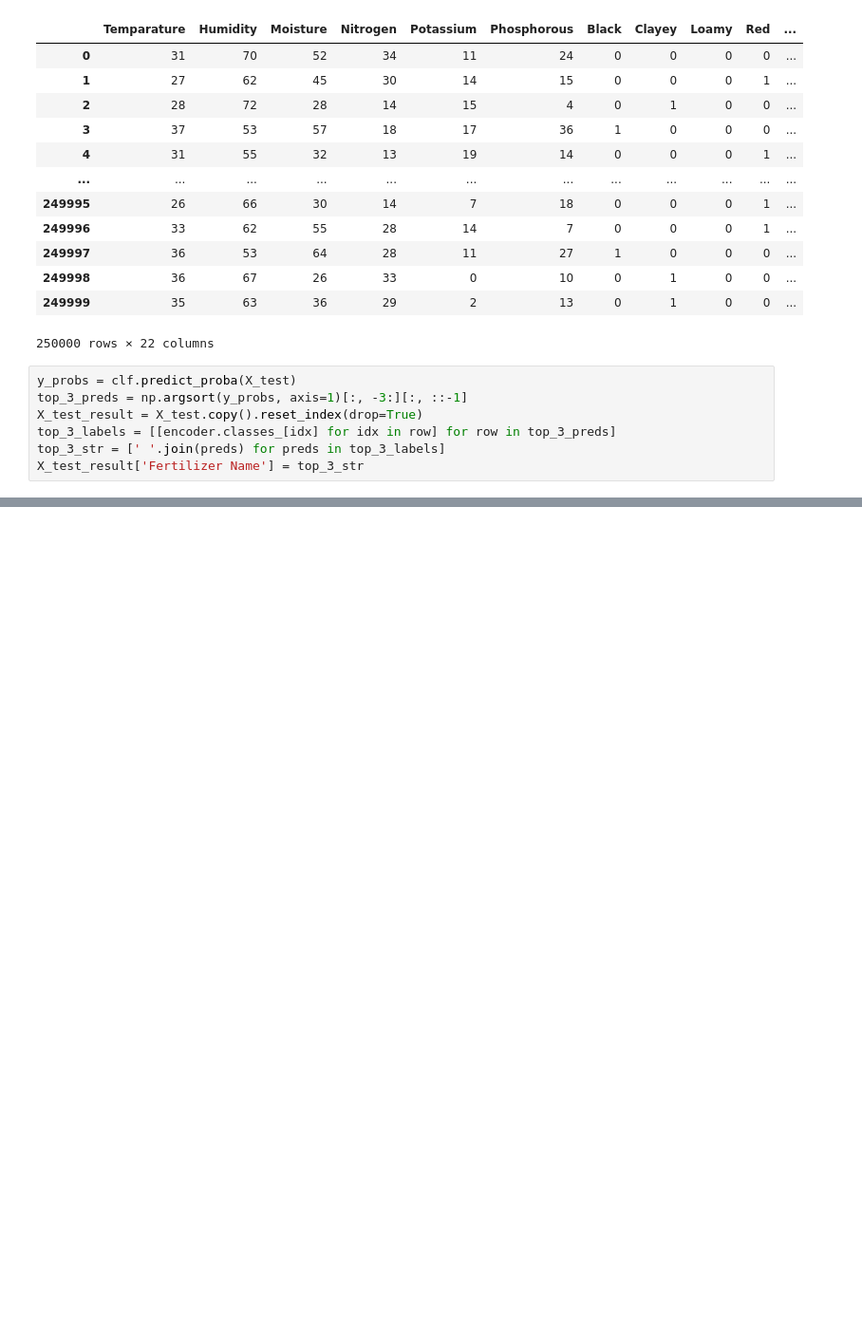
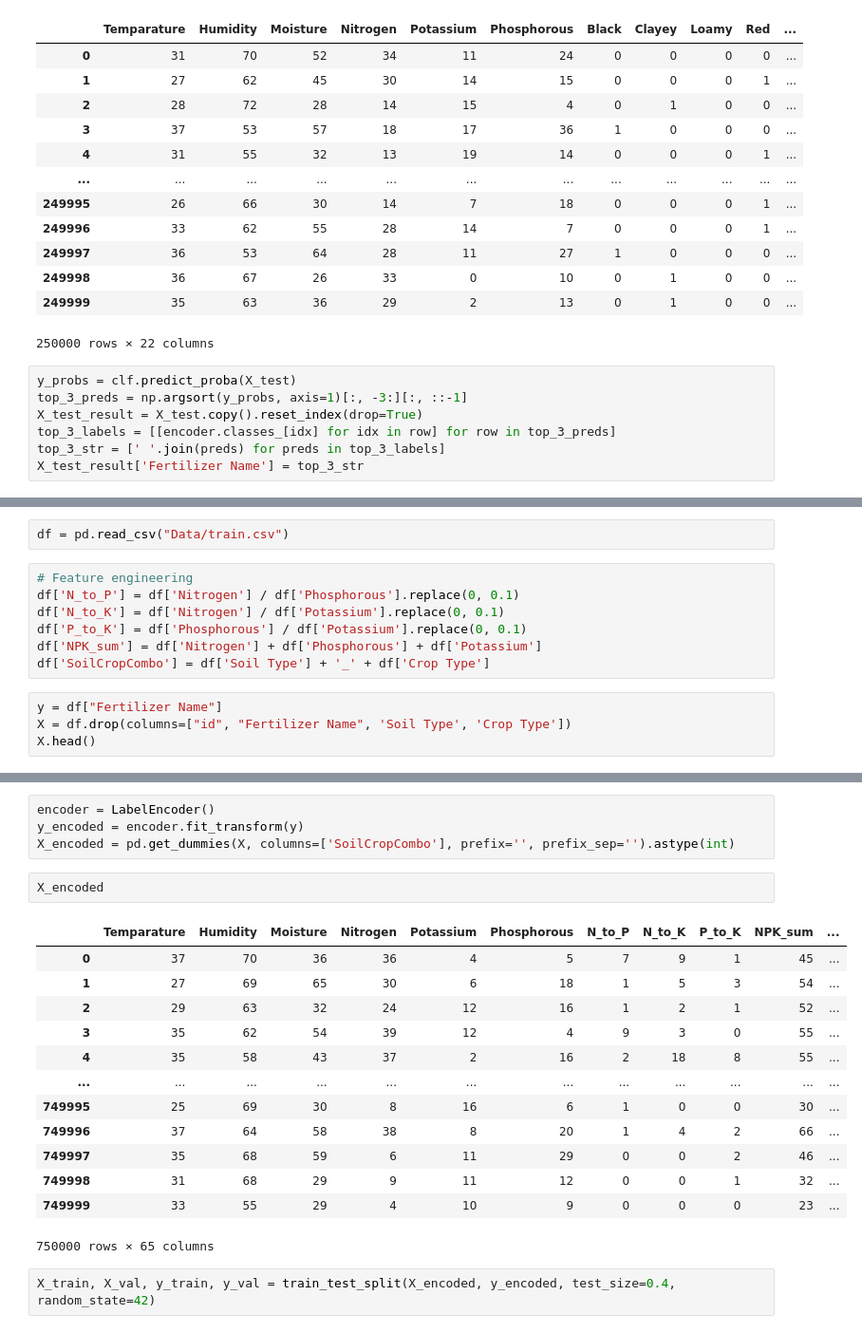
Before and after one commit to miaspacejensen/kaggle-competitions, a Jupyter notebook: Playground Series/Season 5/Episode 6 - Predicting Optimal Fertilizers/code.ipynb, the cells around one changed output, grey strips where cells are left out. Shown at 95% size. Cells and saved outputs as stored; diff of their text form; blank space fills up the shorter version.

```diff
--- a/Playground Series/Season 5/Episode 6 - Predicting Optimal Fertilizers/code.ipynb
+++ b/Playground Series/Season 5/Episode 6 - Predicting Optimal Fertilizers/code.ipynb
@@ -193,0 +199,13 @@ test_final.to_csv("prediction.csv")
+# %%
+df = pd.read_csv("Data/train.csv")
+# %%
+# Feature engineering
+df['N_to_P'] = df['Nitrogen'] / df['Phosphorous'].replace(0, 0.1)
+df['N_to_K'] = df['Nitrogen'] / df['Potassium'].replace(0, 0.1)
+df['P_to_K'] = df['Phosphorous'] / df['Potassium'].replace(0, 0.1)
+df['NPK_sum'] = df['Nitrogen'] + df['Phosphorous'] + df['Potassium']
+df['SoilCropCombo'] = df['Soil Type'] + '_' + df['Crop Type']
+# %%
+y = df["Fertilizer Name"]
+X = df.drop(columns=["id", "Fertilizer Name", 'Soil Type', 'Crop Type'])
+X.head()
@@ -193,0 +219,22 @@ test_final.to_csv("prediction.csv")
+# %%
+encoder = LabelEncoder()
+y_encoded = encoder.fit_transform(y)
+X_encoded = pd.get_dummies(X, columns=['SoilCropCombo'], prefix='', prefix_sep='').astype(int)
+# %%
+X_encoded
+# %% [output]
+|  | Temparature | Humidity | Moisture | Nitrogen | Potassium | Phosphorous | N_to_P | N_to_K | P_to_K | NPK_sum | ... |
+| 0 | 37 | 70 | 36 | 36 | 4 | 5 | 7 | 9 | 1 | 45 | ... |
+| 1 | 27 | 69 | 65 | 30 | 6 | 18 | 1 | 5 | 3 | 54 | ... |
+| 2 | 29 | 63 | 32 | 24 | 12 | 16 | 1 | 2 | 1 | 52 | ... |
+| 3 | 35 | 62 | 54 | 39 | 12 | 4 | 9 | 3 | 0 | 55 | ... |
+| 4 | 35 | 58 | 43 | 37 | 2 | 16 | 2 | 18 | 8 | 55 | ... |
+| ... | ... | ... | ... | ... | ... | ... | ... | ... | ... | ... | ... |
+| 749995 | 25 | 69 | 30 | 8 | 16 | 6 | 1 | 0 | 0 | 30 | ... |
+| 749996 | 37 | 64 | 58 | 38 | 8 | 20 | 1 | 4 | 2 | 66 | ... |
+| 749997 | 35 | 68 | 59 | 6 | 11 | 29 | 0 | 0 | 2 | 46 | ... |
+| 749998 | 31 | 68 | 29 | 9 | 11 | 12 | 0 | 0 | 1 | 32 | ... |
+| 749999 | 33 | 55 | 29 | 4 | 10 | 9 | 0 | 0 | 0 | 23 | ... |
+750000 rows × 65 columns
+# %%
+X_train, X_val, y_train, y_val = train_test_split(X_encoded, y_encoded, test_size=0.4, random_state=42)
```
Also changed, not shown: parts of 10 cells of this notebook, 2 other files.
